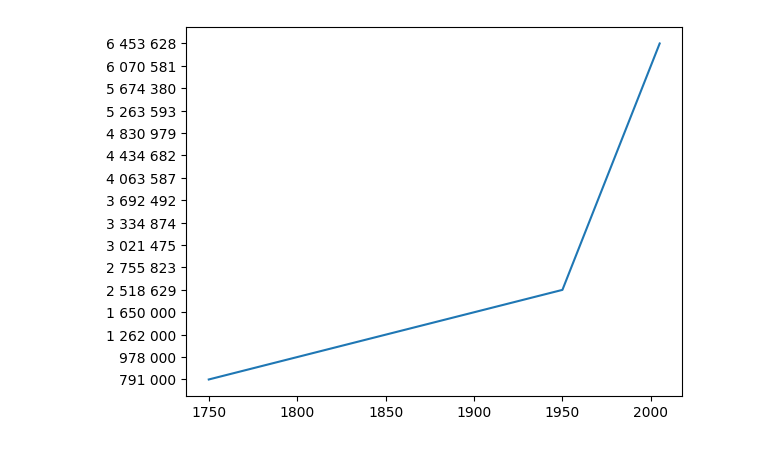
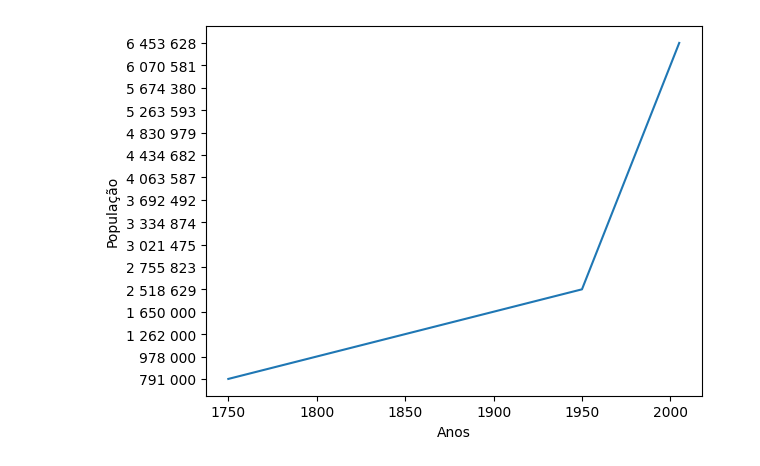
Before and after one commit to aureliowozhiak/data_collection_tools, a Jupyter notebook: develop/exploring.ipynb, the cells around one changed output. Cells and saved outputs as stored; diff of their text form; code cells hidden in the pictures.

Commit message:
<FEATURE>Some adjust in xy_graph()

```diff
--- a/develop/exploring.ipynb
+++ b/develop/exploring.ipynb
@@ -12,6 +12,6 @@ from bs4 import BeautifulSoup
 #html_soup = TransformScraperData.html_parser(Scraper.get_generical_page(url_page).content)
 # %%
 tmp = Scraper.get_tables("https://pt.wikipedia.org/wiki/Crescimento_populacional#:~:text=Segundo%20estimativas%20da%20Organiza%C3%A7%C3%A3o%20das,0%2C33%25%20ao%20ano.")
-BasicPlots.xy_graph(tmp[0]["Ano"], tmp[0]["Mundo"])
+BasicPlots.xy_graph(tmp[0]["Ano"], tmp[0]["Mundo"], "População", "Anos")
 # %% [output]
-[figure, old version]
+[figure, new version]
```
Also changed, not shown: 1 other file.
